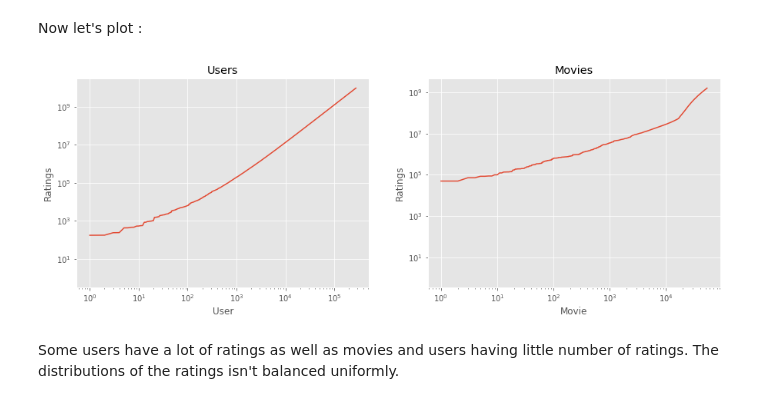
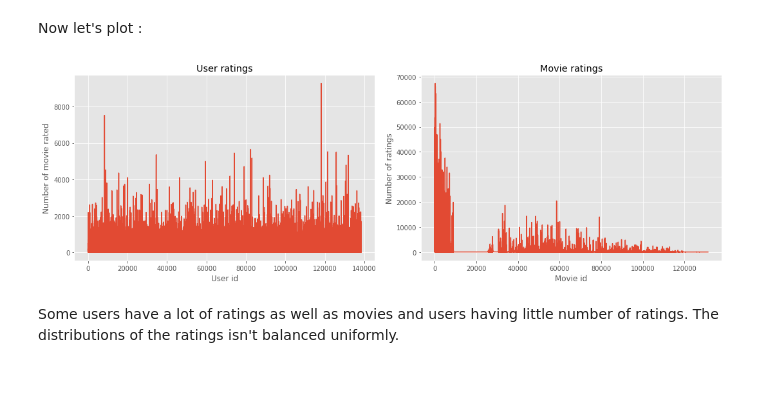
Before and after one commit to simonwicky/Internet-Analytics, a Jupyter notebook: lab03/lab3-recsys.ipynb, the cells around one changed output. Drawn from its saved outputs; the diff is of its cells as text; code cells hidden in the pictures.

Commit message:
Modification on Basic Stats. Visualization implemented

```diff
--- a/lab03/lab3-recsys.ipynb
+++ b/lab03/lab3-recsys.ipynb
@@ -22,35 +22,34 @@ data = sc.textFile("/ix/ml-20m/ratings.txt").map(json.loads)
 Users :
 # %%
 users_ratings = data.map(lambda x: (x['userId'], x['rating']))
-users_counts = users_ratings.countByKey().items()
+users_counts = sorted(users_ratings.countByKey().items())
 # %% [markdown]
 Movies
 # %%
 movies_ratings = data.map(lambda x: (x['movieId'], x['rating']))
-movies_counts = movies_ratings.countByKey().items()
+movies_counts = sorted(movies_ratings.countByKey().items())
 # %% [markdown]
 Now let's plot :
-# %%
-cumulative_users = np.cumsum(sorted(list(users_counts)))
-cumulative_movies = np.cumsum(sorted(list(movies_counts)))
-
-fig, (axe1, axe2) = plt.subplots(ncols=2, figsize=(15, 5))
-axe1.plot(cumulative_users)
-axe1.set_title("Users")
-axe1.set_xlabel('User')
-axe1.set_ylabel('Ratings')
-
-axe2.plot(cumulative_movies)
-axe2.set_title("Movies")
-axe2.set_xlabel('Movie')
-axe2.set_ylabel('Ratings')
-
-axe2.loglog()
-axe1.loglog()
-
-plt.show()
-# %% [output]
-[figure, removed]
+# %%
+users_counts_graph = list(zip(*users_counts))
+movies_counts_graph = list(zip(*movies_counts))
+
+fig, axes = plt.subplots(ncols=2,figsize=(15, 5))
+
+ax = axes[0]
+ax.plot(*users_counts_graph)
+ax.set_xlabel('User id')
+ax.set_ylabel('Number of movie rated')
+ax.set_title('User ratings')
+ax = axes[1]
+ax.plot(*movies_counts_graph)
+ax.set_xlabel('Movie id')
+ax.set_ylabel('Number of ratings')
+ax.set_title('Movie ratings')
+plt.tight_layout()
+plt.show();
+# %% [output]
+[figure, added]
 # %% [markdown]
 Some users have a lot of ratings as well as movies and users having little number of ratings. The distributions of the ratings isn't balanced uniformly.
 # %% [markdown]
```
Also changed, not shown: parts of 6 cells of this notebook.
